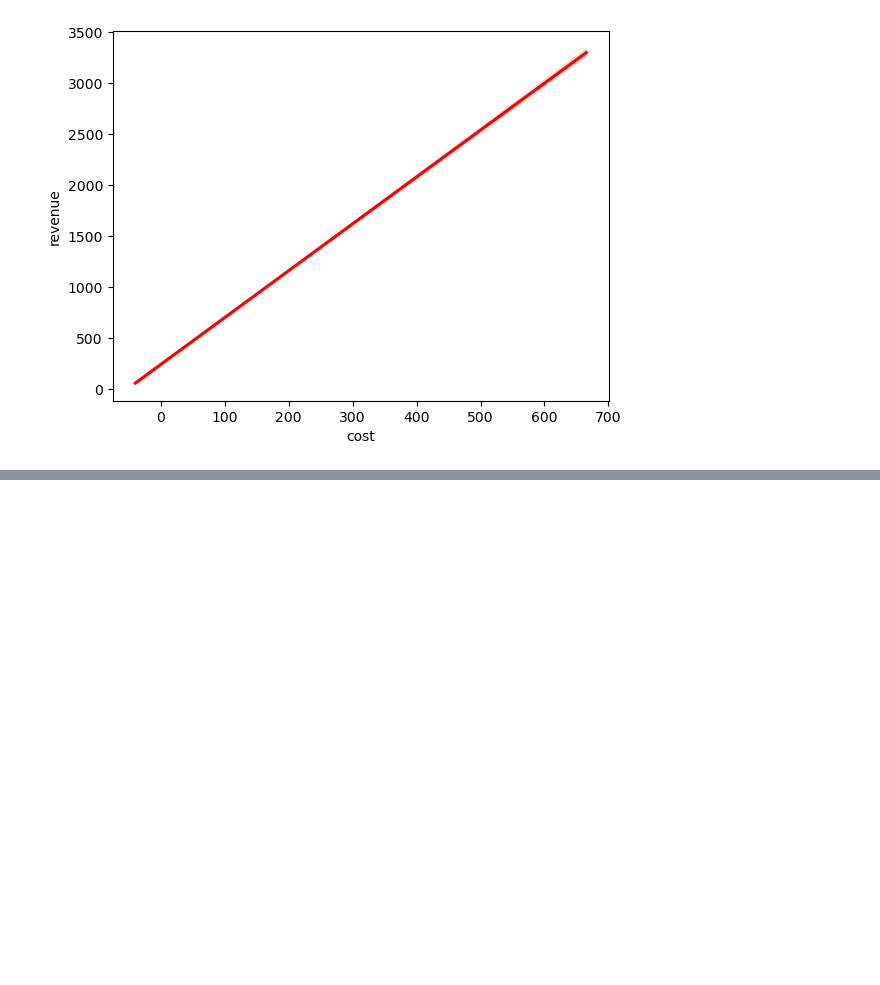
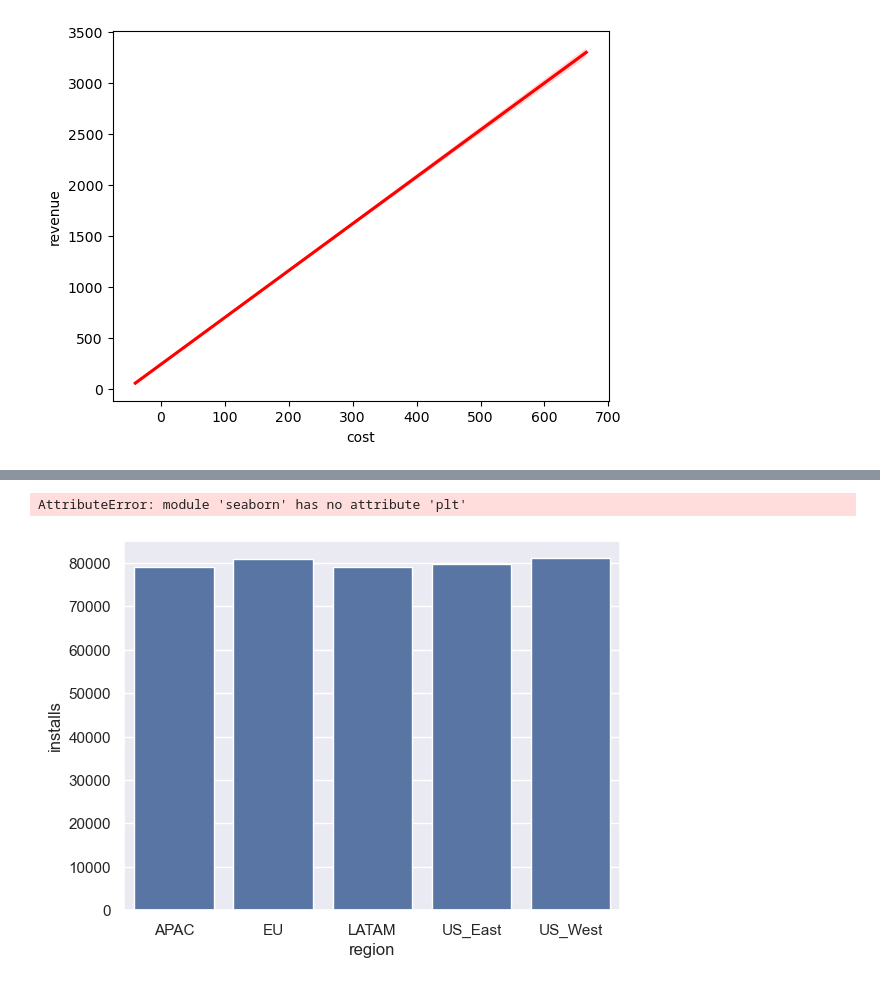
Before and after one commit to rakeshtparayil/marketing_analytics, a Jupyter notebook: marketing_new.ipynb, the cells around one changed output, grey strips where cells are left out. Saved outputs shown, nothing was run; the diff lists cells and outputs as text; code cells hidden in the pictures; blank space fills up the shorter version.

```diff
--- a/marketing_new.ipynb
+++ b/marketing_new.ipynb
@@ -379,0 +389,15 @@ sns.regplot(data=mktg, x='cost', y='revenue', scatter=False, color='red')
+# %%
+# Aggregate installs by region
+aggregated_data = mktg.groupby('region')['installs'].sum().reset_index()
+
+# Set the theme
+sns.set_theme(style="darkgrid")
+
+# Create a bar plot
+sns.barplot(data=aggregated_data, x='region', y='installs')
+
+# Show the plot
+sns.plt.show()
+# %% [output]
+AttributeError: module 'seaborn' has no attribute 'plt'
+[figure, added]
```
Also changed, not shown: parts of 1 cell of this notebook.
